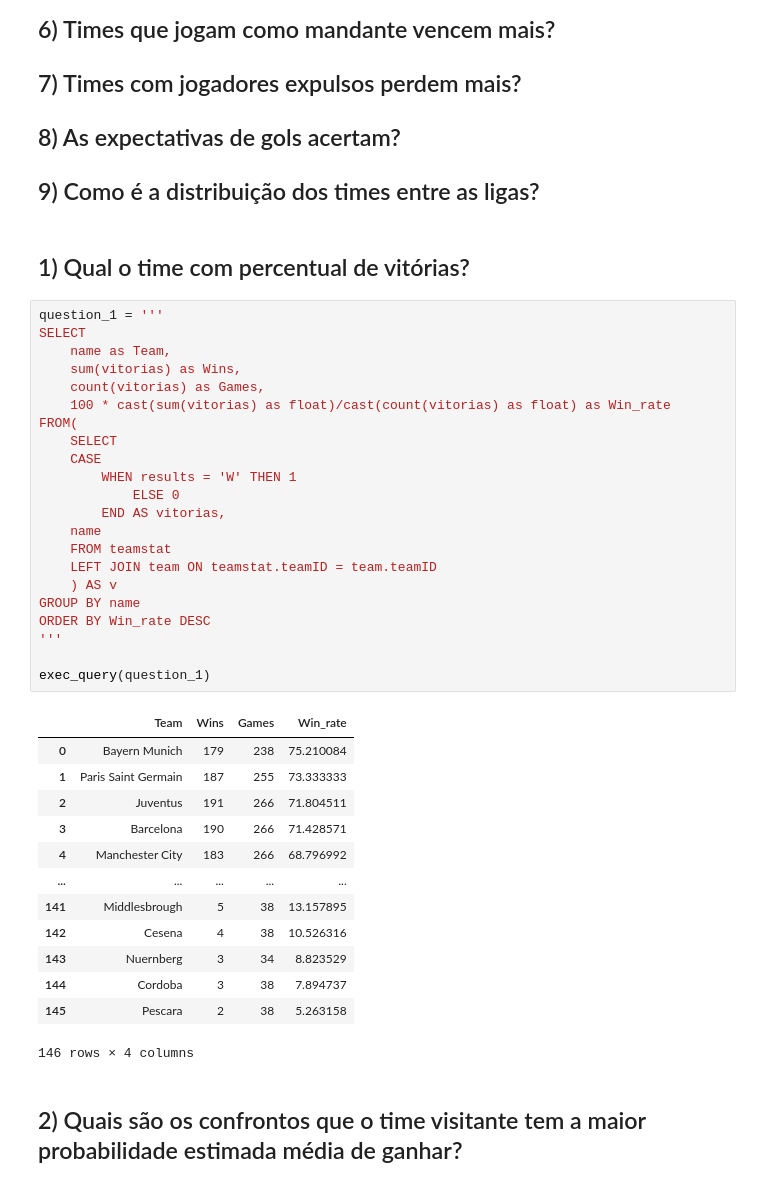
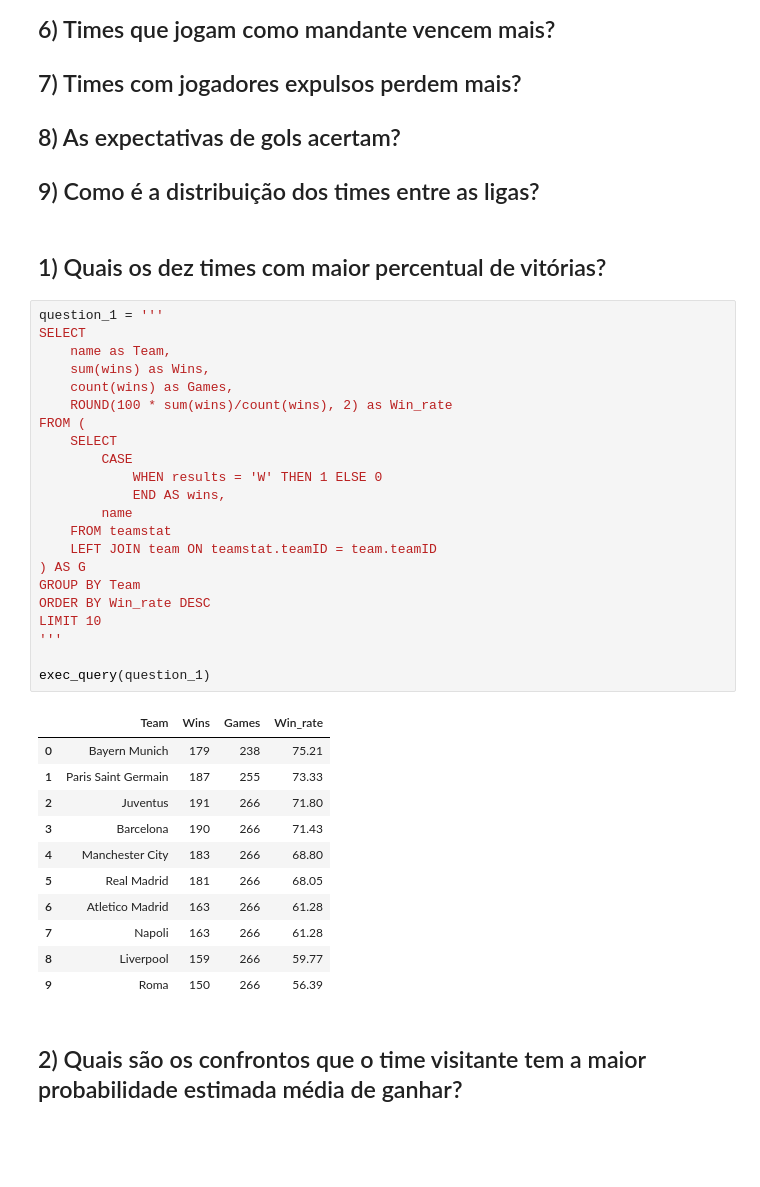
Before and after one commit to ciencia-dados-ifsp-grupo5/FootbalDatabase, a Jupyter notebook: notebooks/FootballDatabase_analysis.ipynb, the cells around one changed output. Saved outputs shown, nothing was run; the diff lists cells and outputs as text; blank space fills up the shorter version.

```diff
--- a/notebooks/FootballDatabase_analysis.ipynb
+++ b/notebooks/FootballDatabase_analysis.ipynb
@@ -194,43 +190,41 @@ def exec_query(query):
 
 ## 9) Como é a distribuição dos times entre as ligas?
 # %% [markdown]
-## 1) Qual o time com percentual de vitórias?
+## 1) Quais os dez times com maior percentual de vitórias?
 # %%
 question_1 = '''
 SELECT
     name as Team,
-    sum(vitorias) as Wins,
-    count(vitorias) as Games,
-    100 * cast(sum(vitorias) as float)/cast(count(vitorias) as float) as Win_rate
-FROM(
+    sum(wins) as Wins,
+    count(wins) as Games,
+    ROUND(100 * sum(wins)/count(wins), 2) as Win_rate
+FROM (
     SELECT
-    CASE
-        WHEN results = 'W' THEN 1
-            ELSE 0
-        END AS vitorias,
-    name
+        CASE
+            WHEN results = 'W' THEN 1 ELSE 0
+            END AS wins,
+        name
     FROM teamstat
     LEFT JOIN team ON teamstat.teamID = team.teamID
-    ) AS v
-GROUP BY name
+) AS G
+GROUP BY Team
 ORDER BY Win_rate DESC
+LIMIT 10
 '''
 
 exec_query(question_1)
 # %% [output]
 |  | Team | Wins | Games | Win_rate |
-| 0 | Bayern Munich | 179 | 238 | 75.210084 |
-| 1 | Paris Saint Germain | 187 | 255 | 73.333333 |
-| 2 | Juventus | 191 | 266 | 71.804511 |
-| 3 | Barcelona | 190 | 266 | 71.428571 |
-| 4 | Manchester City | 183 | 266 | 68.796992 |
-| ... | ... | ... | ... | ... |
-| 141 | Middlesbrough | 5 | 38 | 13.157895 |
-| 142 | Cesena | 4 | 38 | 10.526316 |
-| 143 | Nuernberg | 3 | 34 | 8.823529 |
-| 144 | Cordoba | 3 | 38 | 7.894737 |
-| 145 | Pescara | 2 | 38 | 5.263158 |
+| 0 | Bayern Munich | 179 | 238 | 75.21 |
+| 1 | Paris Saint Germain | 187 | 255 | 73.33 |
+| 2 | Juventus | 191 | 266 | 71.80 |
+| 3 | Barcelona | 190 | 266 | 71.43 |
+| 4 | Manchester City | 183 | 266 | 68.80 |
+| 5 | Real Madrid | 181 | 266 | 68.05 |
+| 6 | Atletico Madrid | 163 | 266 | 61.28 |
+| 7 | Napoli | 163 | 266 | 61.28 |
+| 8 | Liverpool | 159 | 266 | 59.77 |
+| 9 | Roma | 150 | 266 | 56.39 |
-146 rows × 4 columns
 # %% [markdown]
 ## 2) Quais são os confrontos que o time visitante tem a maior probabilidade estimada média de ganhar?
 # %%
```
Also changed, not shown: parts of 4 cells of this notebook.
